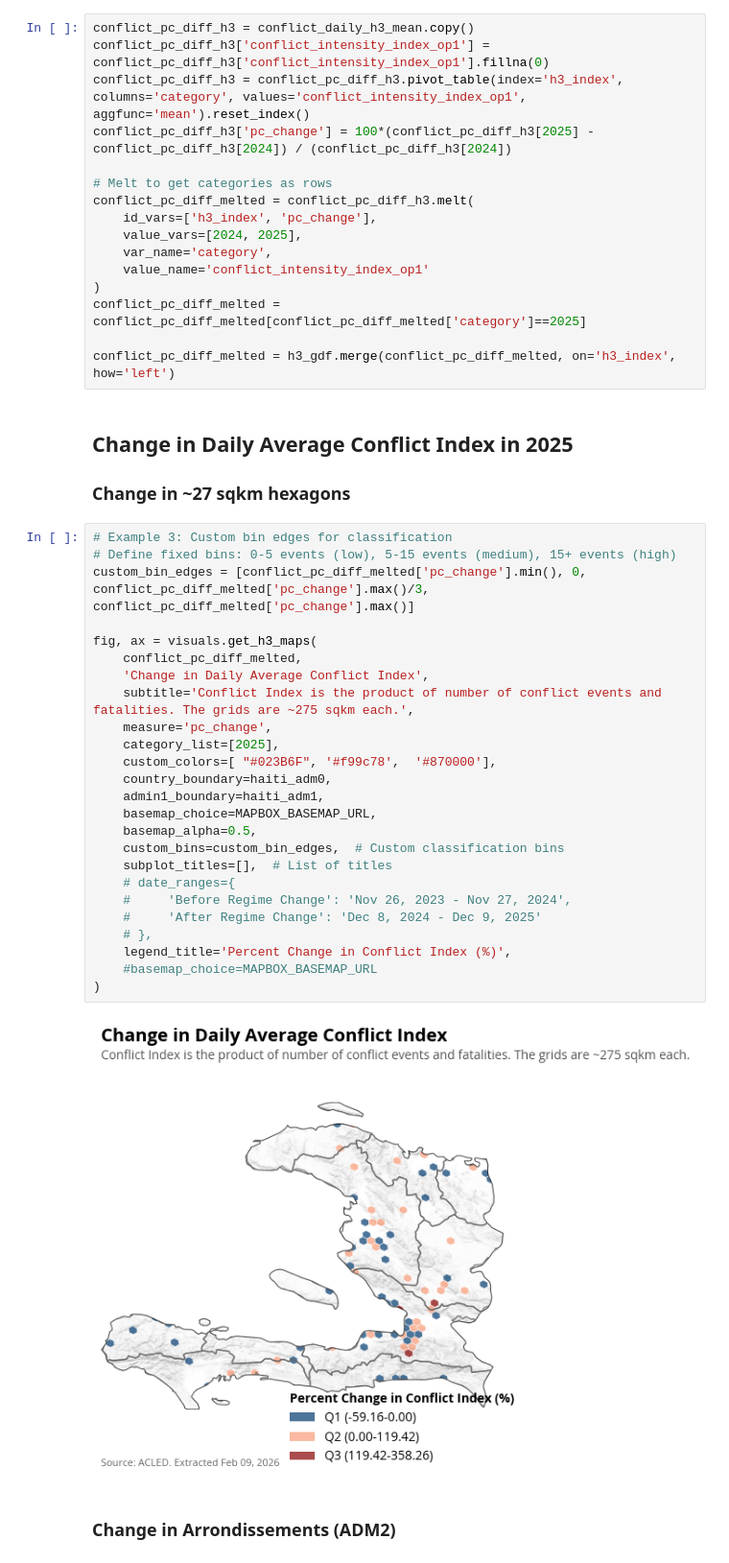
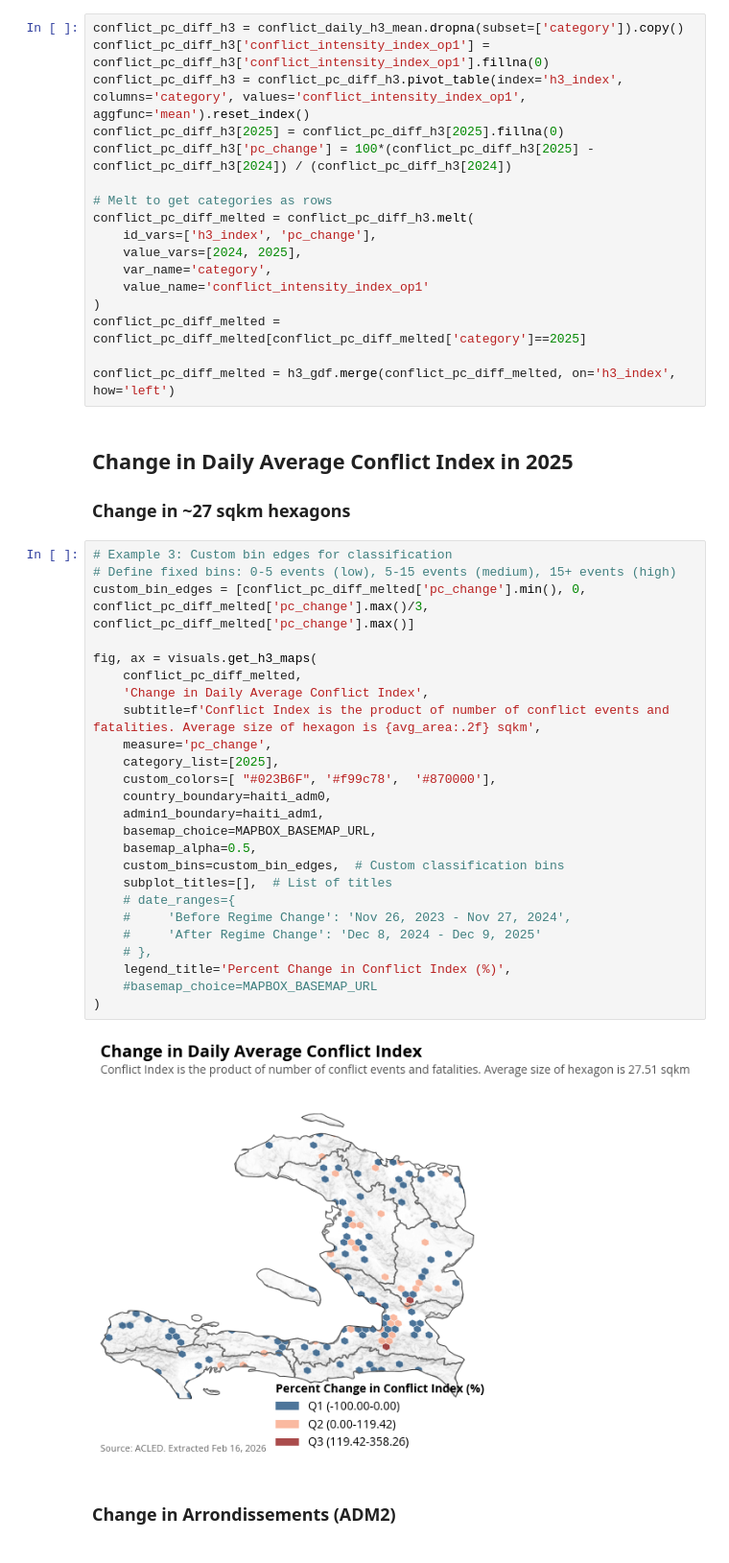
Before and after one commit to datapartnership/haiti-conflict-analysis, a Jupyter notebook: notebooks/acled.ipynb, the cells around one changed output. Shown at 96% size. Drawn from its saved outputs; the diff is of its cells as text.

Commit message:
conflict aroiund roads, initial map

```diff
--- a/notebooks/acled.ipynb
+++ b/notebooks/acled.ipynb
@@ -248,8 +284,9 @@ fig, ax = visuals.create_bivariate_map_with_basemap(
 [figure]
 # %%
-conflict_pc_diff_h3 = conflict_daily_h3_mean.copy()
+conflict_pc_diff_h3 = conflict_daily_h3_mean.dropna(subset=['category']).copy()
 conflict_pc_diff_h3['conflict_intensity_index_op1'] = conflict_pc_diff_h3['conflict_intensity_index_op1'].fillna(0)
 conflict_pc_diff_h3 = conflict_pc_diff_h3.pivot_table(index='h3_index', columns='category', values='conflict_intensity_index_op1', aggfunc='mean').reset_index()
+conflict_pc_diff_h3[2025] = conflict_pc_diff_h3[2025].fillna(0)
 conflict_pc_diff_h3['pc_change'] = 100*(conflict_pc_diff_h3[2025] - conflict_pc_diff_h3[2024]) / (conflict_pc_diff_h3[2024])
 
 # Melt to get categories as rows
@@ -269,30 +306,30 @@ conflict_pc_diff_melted = h3_gdf.merge(conflict_pc_diff_melted, on='h3_index', h
 # %%
 # Example 3: Custom bin edges for classification
 # Define fixed bins: 0-5 events (low), 5-15 events (medium), 15+ events (high)
 custom_bin_edges = [conflict_pc_diff_melted['pc_change'].min(), 0, conflict_pc_diff_melted['pc_change'].max()/3, conflict_pc_diff_melted['pc_change'].max()]
 
 fig, ax = visuals.get_h3_maps(
     conflict_pc_diff_melted,
     'Change in Daily Average Conflict Index',
-    subtitle='Conflict Index is the product of number of conflict events and fatalities. The grids are ~275 sqkm each.',
+    subtitle=f'Conflict Index is the product of number of conflict events and fatalities. Average size of hexagon is {avg_area:.2f} sqkm',
     measure='pc_change',
     category_list=[2025],
     custom_colors=[ "#023B6F", '#f99c78',  '#870000'],
     country_boundary=haiti_adm0,
     admin1_boundary=haiti_adm1,
     basemap_choice=MAPBOX_BASEMAP_URL,
     basemap_alpha=0.5,
     custom_bins=custom_bin_edges,  # Custom classification bins
     subplot_titles=[],  # List of titles
     # date_ranges={
     #     'Before Regime Change': 'Nov 26, 2023 - Nov 27, 2024',
     #     'After Regime Change': 'Dec 8, 2024 - Dec 9, 2025'
     # },
     legend_title='Percent Change in Conflict Index (%)',
     #basemap_choice=MAPBOX_BASEMAP_URL
 )
 # %% [output]
-[figure, old version]
+[figure, new version]
 # %% [markdown]
 ### Change in Arrondissements (ADM2)
 # %%
```
Also changed, not shown: parts of 17 cells of this notebook, 3 other files.
